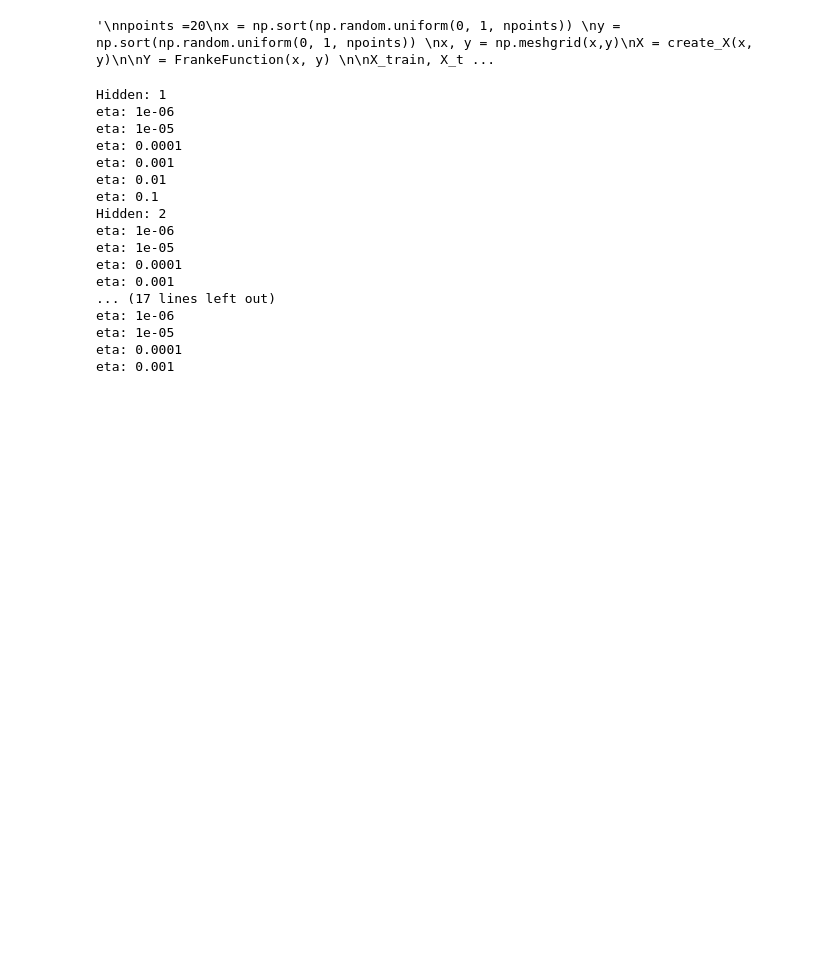
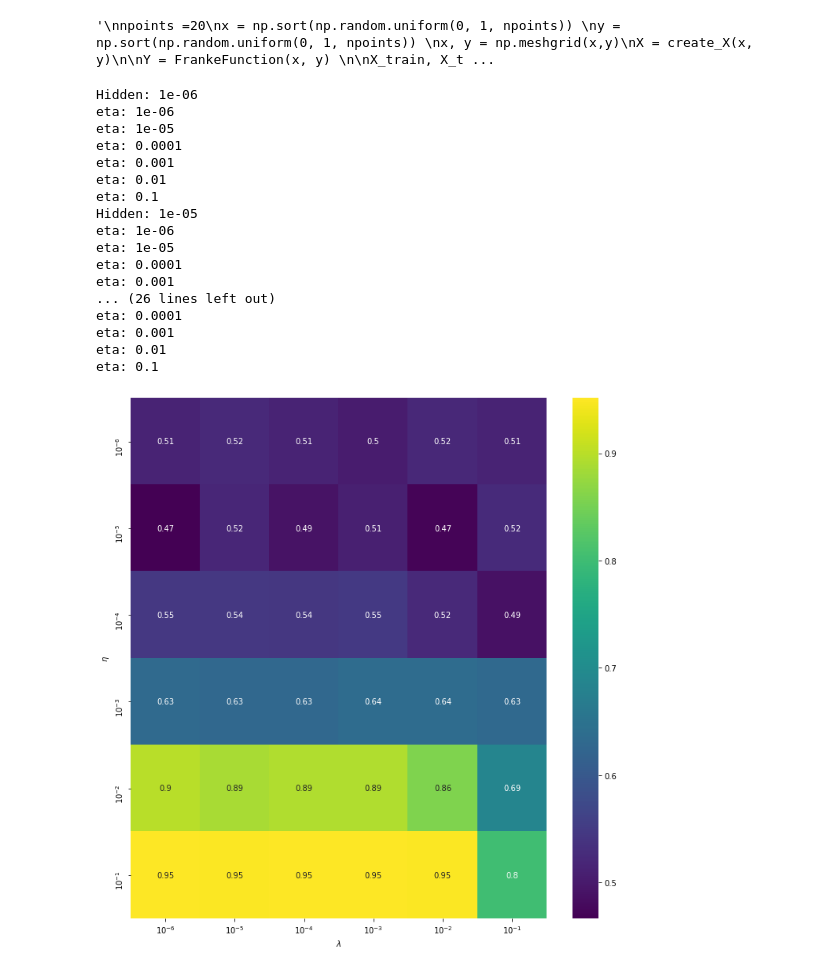
Before and after one commit to MortenTryti/MachineLearning, a Jupyter notebook: Project 2/Singlehidden.ipynb, the cells around one changed output. Drawn from its saved outputs; the diff is of its cells as text; code cells hidden in the pictures; blank space fills up the shorter version.

```diff
--- a/Project 2/Singlehidden.ipynb
+++ b/Project 2/Singlehidden.ipynb
@@ -266,8 +266,9 @@ MiniBachSice = int(X_train.shape[0]/Minibach)
 hyper =0# 0.001
 etas = np.logspace(-6,-1,6)
 hyper_par = np.logspace(-6,-1,6)
-n_hidden = np.array([1,2,4,8,16,32,64,128])
+#n_hidden = np.array([1,2,4,8,16,32,64,128])
 #eta =0.01
+hidden = 16
 
 numberOfStraps = 50
 
@@ -275,17 +276,17 @@ numberOfStraps = 50
 activation = Sigmoid
 out_func = Sigmoid
 
-Accuracy_test_ler = np.zeros((len(etas),len(n_hidden)))
-Accuracy_train_ler = np.zeros((len(etas),len(n_hidden)))
+Accuracy_test_ler = np.zeros((len(etas),len(hyper_par)))
+Accuracy_train_ler = np.zeros((len(etas),len(hyper_par)))
 
 counter_eta,counter_hidden = 0,0
-for hidden in n_hidden:
-    print('Hidden:',hidden)
+for hyper in hyper_par:
+    print('Hidden:',hyper)
     for eta in etas:
         print('eta:',eta)
         Accuracydeglisttest = np.zeros(numberOfStraps)
         Accuracydeglisttrain = np.zeros(numberOfStraps)
-        for j in range(numberOfStraps):
+        for i in range(numberOfStraps):
             w_h,w_o,b_h,b_o =Set_weights_and_bias(30,hidden,1)
             bootX,booty = resample(X_train,y_train)
             for e in range(epochs):
@@ -301,8 +302,8 @@ for hidden in n_hidden:
                     b_o -= eta*b_out_grad
             a_h, y_pred_test,z_h,z_o =feed_forward_train(X_test,w_h,w_o,b_h,b_o,activation,out_func)
             a_h, y_pred_train,z_h,z_o =feed_forward_train(X_train,w_h,w_o,b_h,b_o,activation,out_func)
-            Accuracydeglisttrain[j] = Accuracy(y_pred_train,y_train)
-            Accuracydeglisttest[j] = Accuracy(y_pred_test,y_test)
+            Accuracydeglisttrain[i] = Accuracy(y_pred_train,y_train)
+            Accuracydeglisttest[i] = Accuracy(y_pred_test,y_test)
         Accuracy_train_ler[counter_eta,counter_hidden] = np.mean(Accuracydeglisttrain)
         Accuracy_test_ler[counter_eta,counter_hidden] = np.mean(Accuracydeglisttest)
         counter_eta +=1
@@ -313,42 +314,43 @@ for hidden in n_hidden:
 tick = ticker.ScalarFormatter(useOffset=False, useMathText=True)
 tick.set_powerlimits((0,0))
 
-tx = [u"${}$".format(tick.format_data(x)) for x in n_hidden]
+tx = [u"${}$".format(tick.format_data(x)) for x in hyper_par]
 ty = [u"${}$".format(tick.format_data(x)) for x in etas]
 
 #lambdas_sea = [lambdas[i] for i in range(len(lambdas))]
 #etas_sea =  [etas[i] for i in range(len(etas))]
 
 fig, ax = plt.subplots(figsize = (10, 10))
 sns.heatmap(data=Accuracy_test_ler,ax=ax, cmap="viridis",annot=True ,xticklabels=tx, yticklabels=ty,)
 ax.set_xlabel(r'$\lambda$')
 ax.set_ylabel(r'$\eta$')
 plt.tight_layout()
-plt.savefig(f"Test_Accuracy_Single_hidden_function_of_hidden_Sigmoid.pdf")
+plt.savefig(f"Test_Accuracy_Single_hidden_function_of_hyper_Sigmoid.pdf")
 plt.show()
 
 fig, ax = plt.subplots(figsize = (10, 10))
 sns.heatmap(data=Accuracy_train_ler,ax=ax, cmap="viridis",annot=True ,xticklabels=tx, yticklabels=ty,)
 ax.set_xlabel(r'$\lambda$')
 ax.set_ylabel(r'$\eta$')
 plt.tight_layout()
-plt.savefig(f"Train_Accuracy_Single_hidden_function_of_hidden_Sigmoid.pdf")
+plt.savefig(f"Train_Accuracy_Single_hidden_function_of_hyper_Sigmoid.pdf")
 plt.show()
 # %% [output]
-Hidden: 1
+Hidden: 1e-06
 eta: 1e-06
 eta: 1e-05
 eta: 0.0001
 eta: 0.001
 eta: 0.01
 eta: 0.1
-Hidden: 2
+Hidden: 1e-05
 eta: 1e-06
 eta: 1e-05
 eta: 0.0001
 eta: 0.001
-... (17 lines left out)
-eta: 1e-06
-eta: 1e-05
+... (26 lines left out)
 eta: 0.0001
 eta: 0.001
+eta: 0.01
+eta: 0.1
+[figure, added]
```
Also changed, not shown: parts of 1 cell of this notebook, 4 other files.
